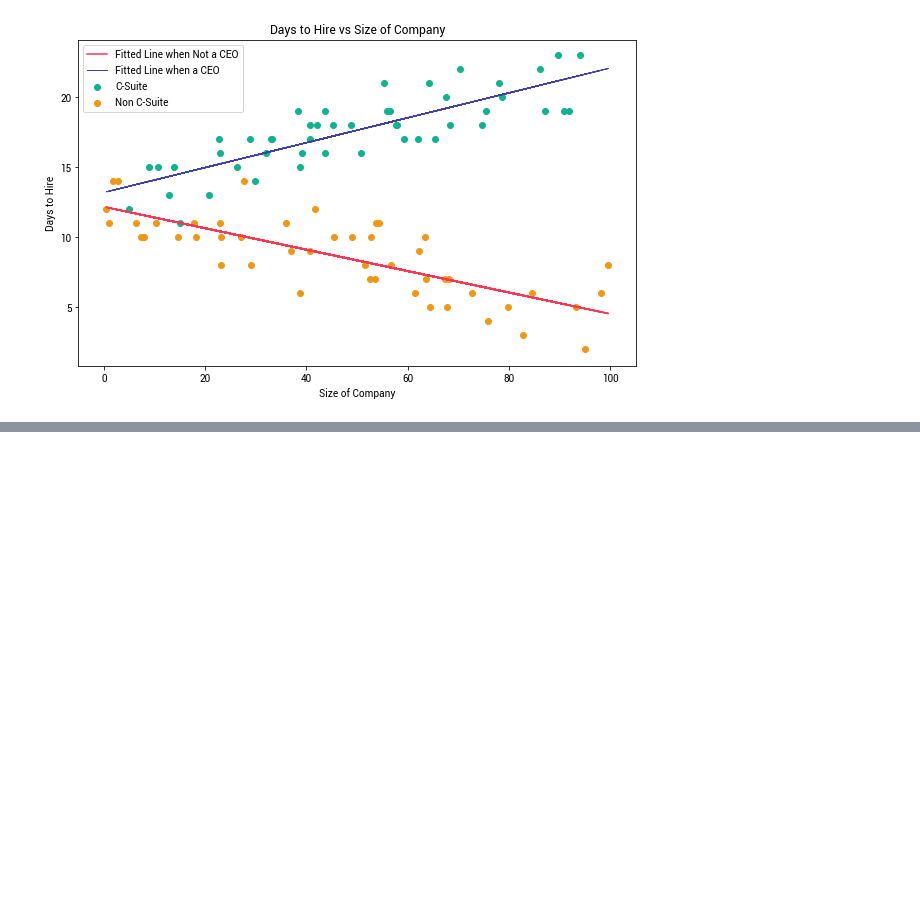
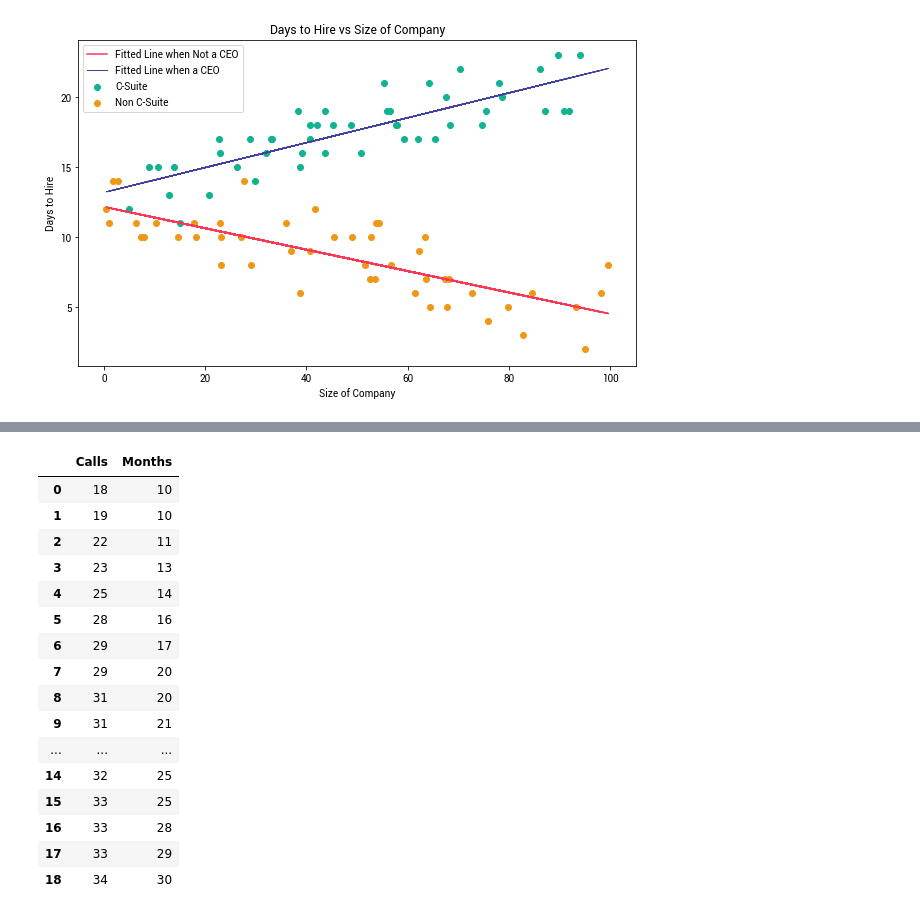
Before and after one commit to magtanggol03/dec130, a Jupyter notebook: notebooks/01 Regression Analysis.ipynb, the cells around one changed output, grey strips where cells are left out. Saved outputs shown, nothing was run; the diff lists cells and outputs as text; code cells hidden in the pictures; blank space fills up the shorter version.

Commit message:
add tele

```diff
--- a/notebooks/01 Regression Analysis.ipynb
+++ b/notebooks/01 Regression Analysis.ipynb
@@ -369,0 +381,24 @@ plt.show()
+# %%
+Months = [10, 10, 11, 13, 14, 16, 17, 20, 20, 21, 22, 22, 24, 25, 25, 25, 28, 29, 30]
+Calls = [18, 19, 22, 23, 25, 28, 29, 29, 31, 31, 32, 33, 31, 31, 32, 33, 33, 33, 34]
+tele_df = pd.DataFrame(Months, Calls).reset_index()
+tele_df.columns = ['Calls', 'Months']
+tele_df
+# %% [output]
+|  | Calls | Months |
+| 0 | 18 | 10 |
+| 1 | 19 | 10 |
+| 2 | 22 | 11 |
+| 3 | 23 | 13 |
+| 4 | 25 | 14 |
+| 5 | 28 | 16 |
+| 6 | 29 | 17 |
+| 7 | 29 | 20 |
+| 8 | 31 | 20 |
+| 9 | 31 | 21 |
+| ... | ... | ... |
+| 14 | 32 | 25 |
+| 15 | 33 | 25 |
+| 16 | 33 | 28 |
+| 17 | 33 | 29 |
+| 18 | 34 | 30 |
```
Also changed, not shown: parts of 1 cell of this notebook, 2 other files.
